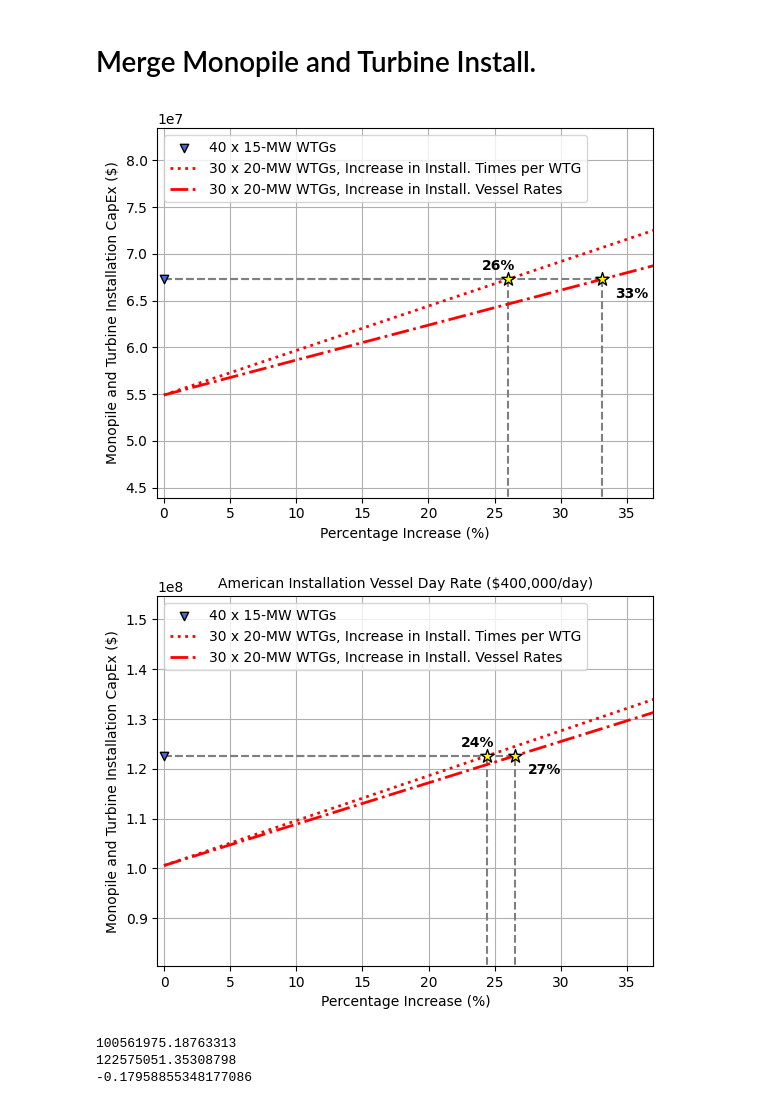
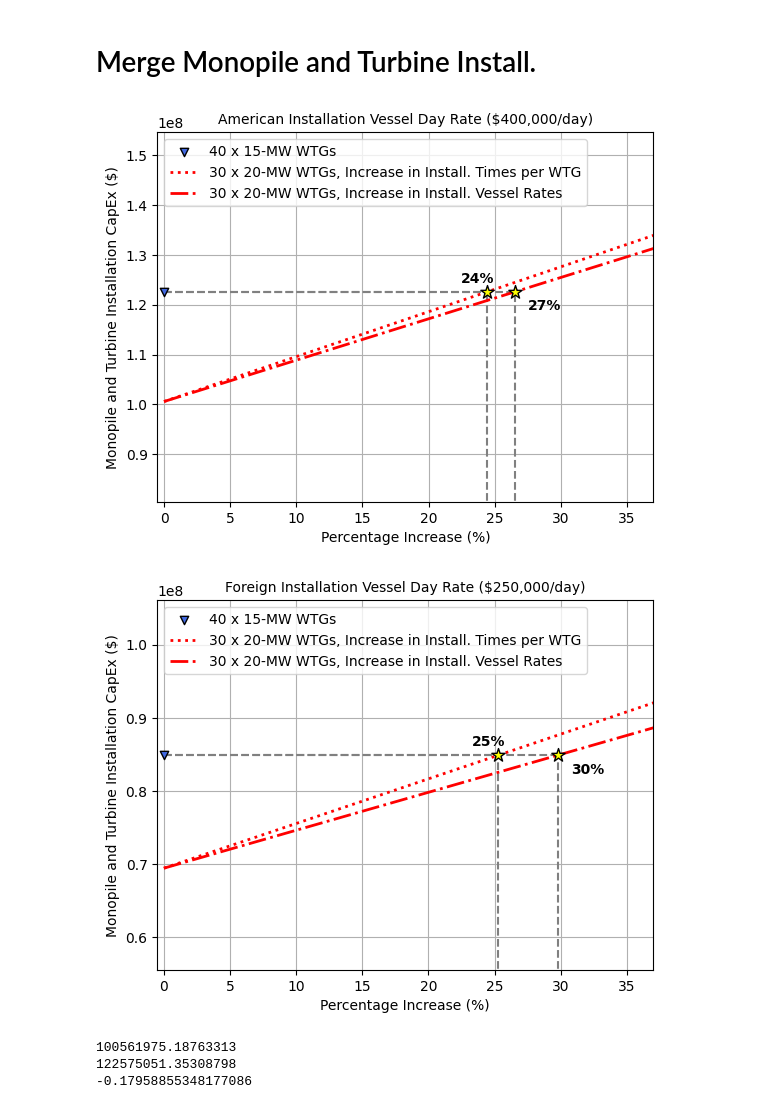
Before and after one commit to dmulash/orbit-upsizing-analysis, a Jupyter notebook: examples/FB_merge_increase_plots.ipynb, the cells around one changed output. Saved outputs shown, nothing was run; the diff lists cells and outputs as text; code cells hidden in the pictures.

```diff
--- a/examples/FB_merge_increase_plots.ipynb
+++ b/examples/FB_merge_increase_plots.ipynb
@@ -131,7 +131,7 @@ df_20_tur = pd.read_csv("data/turbine_output_20_MW.csv")
 df_15 = pd.concat([df_15_mon, df_15_tur], axis=0)
 df_20 = pd.concat([df_20_mon, df_20_tur], axis=0)
 
-vessel_rates = 180000
+vessel_rates = 250000
 
 MW_15_list_vessel = create_list_tuples_vessel_increases(df_15, 0, vessel_rates)
 MW_20_list_vessel = create_list_tuples_vessel_increases(df_20, 60, vessel_rates)
@@ -142,40 +142,36 @@ MW_15_list_times = create_list_tuples_intallation_time_increases(df_15, 0, vesse
 MW_20_list_times = create_list_tuples_intallation_time_increases(df_20, 60, vessel_rates)
 
 equalizer_times = percentage_equalizer_times(df_15, df_20, vessel_rates)
-
-
-plot_comparison_merged(MW_15_list_vessel, MW_20_list_vessel, equalizer_vessel, MW_15_list_times, MW_20_list_times, equalizer_times, vessel_rates)
-# %% [output]
-[figure, removed]
 # %%
-vessel_rates = [400000]
+vessel_rates = [400000, 250000]
 df_15_mon = pd.read_csv("data/monopile_output_15_MW.csv")
 df_20_mon = pd.read_csv("data/monopile_output_20_MW.csv")
 df_15_tur = pd.read_csv("data/turbine_output_15_MW.csv")
 df_20_tur = pd.read_csv("data/turbine_output_20_MW.csv")
 df_15 = pd.concat([df_15_mon, df_15_tur], axis=0)
 df_20 = pd.concat([df_20_mon, df_20_tur], axis=0)
 for i in vessel_rates:
 
     MW_15_list_vessel = create_list_tuples_vessel_increases(df_15, 0, i)
     MW_20_list_vessel = create_list_tuples_vessel_increases(df_20, 60, i)
 
     equalizer_vessel = percentage_equalizer_vessel(df_15, df_20, i)
 
     if i == 250000:
         plt.title("Foreign Installation Vessel Day Rate ($250,000/day)", fontsize = 10)
     else:
         plt.title("American Installation Vessel Day Rate ($400,000/day)", fontsize = 10)
 
     MW_15_list_times = create_list_tuples_intallation_time_increases(df_15, 0, i)
     MW_20_list_times = create_list_tuples_intallation_time_increases(df_20, 60, i)
 
     equalizer_times = percentage_equalizer_times(df_15, df_20, i)
 
 
     plot_comparison_merged(MW_15_list_vessel, MW_20_list_vessel, equalizer_vessel, MW_15_list_times, MW_20_list_times, equalizer_times, i)
 # %% [output]
 [figure]
+[figure, added]
 # %%
 df_15_mon = pd.read_csv("data/monopile_output_15_MW.csv")
 df_20_mon = pd.read_csv("data/monopile_output_20_MW.csv")
```
Also changed, not shown: 42 other files.
